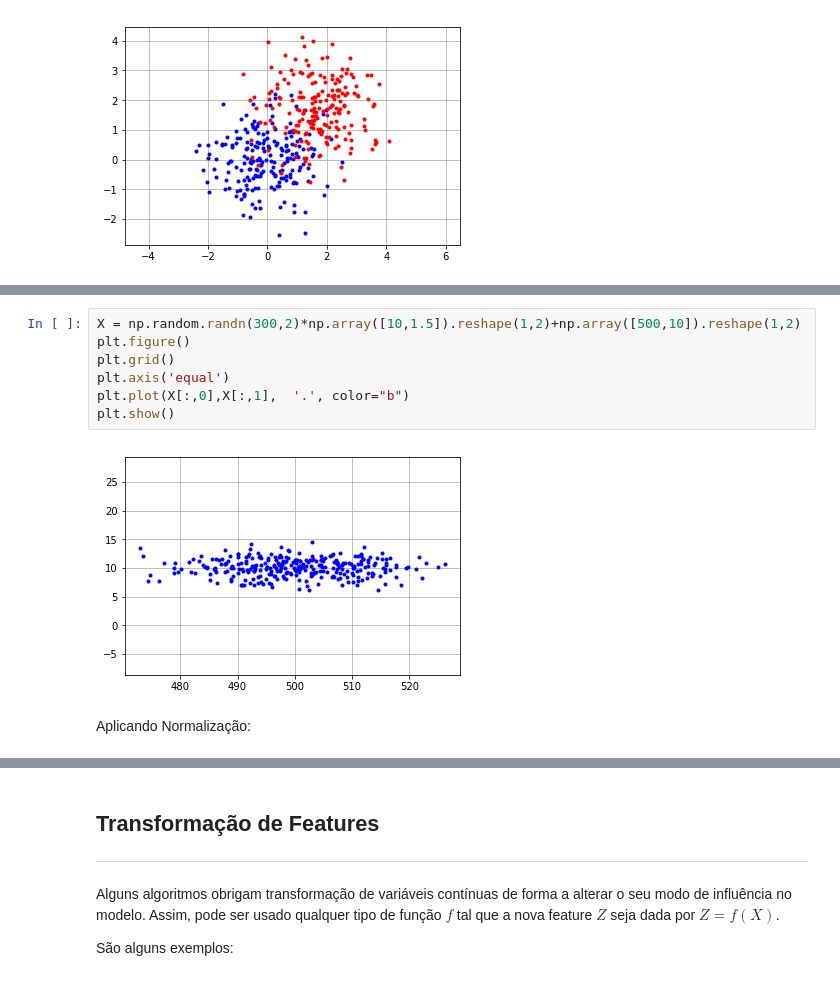
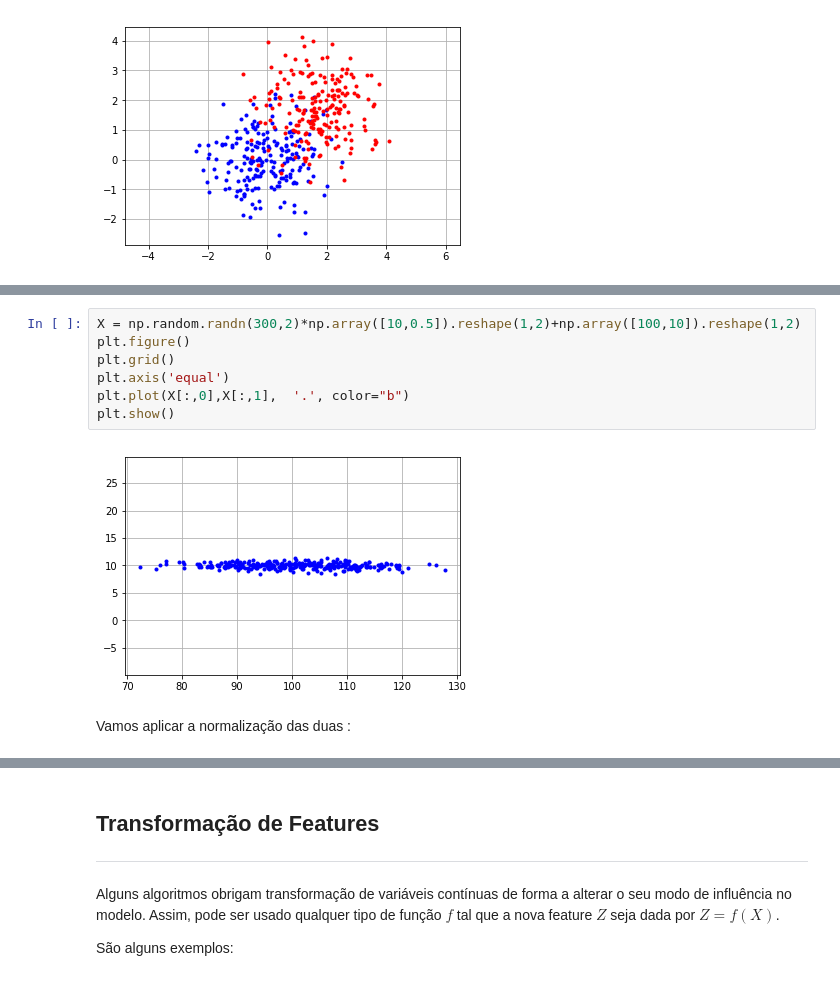
Before and after one commit to nunobbras/SAD, a Jupyter notebook: Aula_5.ipynb, the cells around one changed output, grey strips where cells are left out. Drawn from its saved outputs; the diff is of its cells as text.

```diff
--- a/Aula_5.ipynb
+++ b/Aula_5.ipynb
@@ -292,12 +311,12 @@ Segue um exemplo:
 # %%
-X = np.random.randn(300,2)*np.array([10,1.5]).reshape(1,2)+np.array([500,10]).reshape(1,2)
+X = np.random.randn(300,2)*np.array([10,0.5]).reshape(1,2)+np.array([100,10]).reshape(1,2)
 plt.figure()
 plt.grid()
 plt.axis('equal')
 plt.plot(X[:,0],X[:,1],  '.', color="b")
 plt.show()
 # %% [output]
-[figure, old version]
+[figure, new version]
-# %% [markdown]
-Aplicando Normalização:
+# %% [markdown]
+Vamos aplicar a normalização das duas :
 # %%
```
Also changed, not shown: parts of 21 cells of this notebook, 1 other file.
